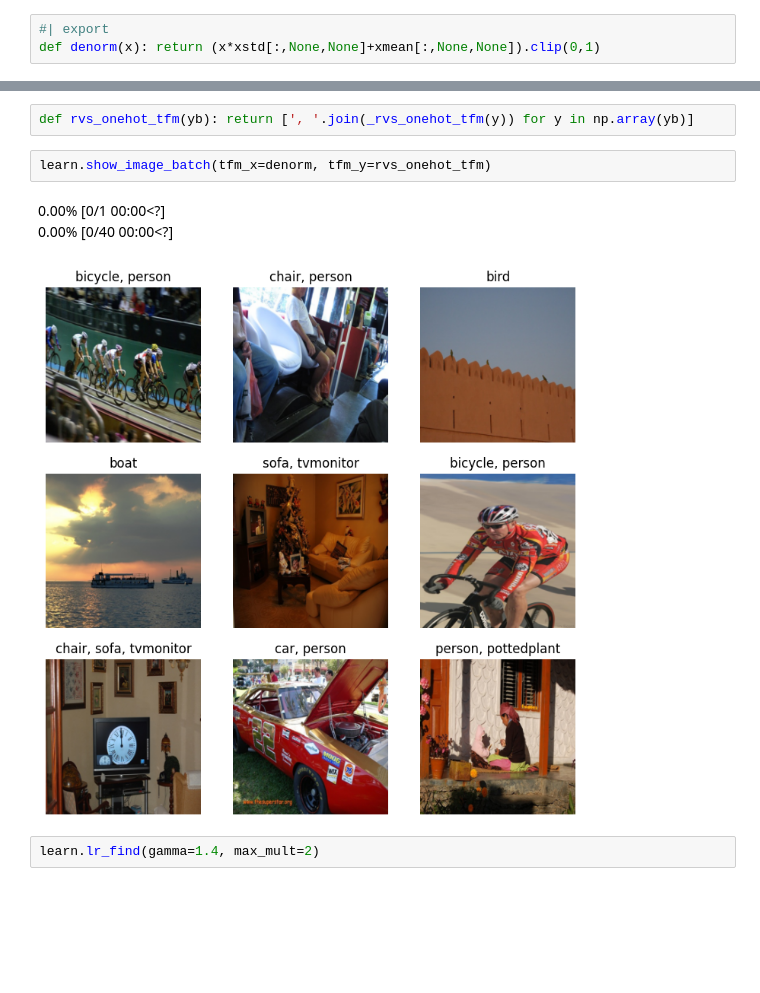
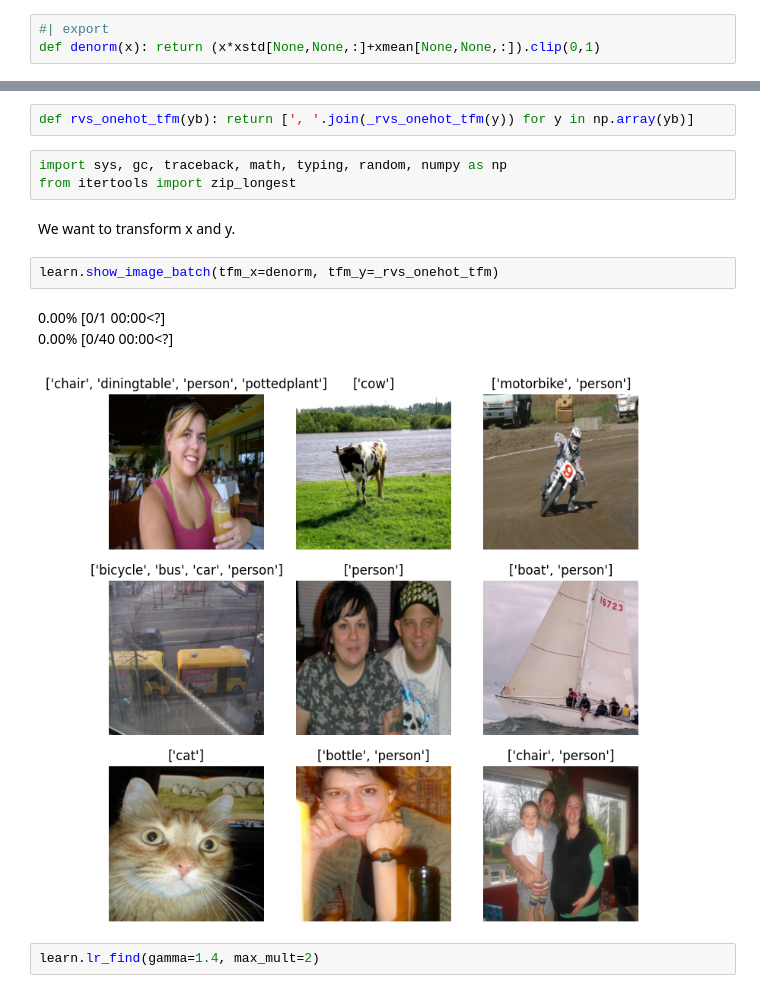
Before and after one commit to galopyz/pilus_project, a Jupyter notebook: nbs/51_pascal.ipynb, the cells around one changed output, grey strips where cells are left out. Cells and saved outputs as stored; diff of their text form; blank space fills up the shorter version.

Commit message:
Use tfm in show_image

```diff
--- a/nbs/51_pascal.ipynb
+++ b/nbs/51_pascal.ipynb
@@ -520,5 +520,5 @@ Denormalize image before display.
 xmean,xstd = (tensor([0.485, 0.456, 0.406]), tensor([0.229, 0.224, 0.225]))
 # %%
 #| export
-def denorm(x): return (x*xstd[:,None,None]+xmean[:,None,None]).clip(0,1)
+def denorm(x): return (x*xstd[None,None,:]+xmean[None,None,:]).clip(0,1)
 # %%
@@ -596,12 +577,17 @@ tensor([[0., 0., 0.,  ..., 0., 0., 0.],
 ['person', 'chair, person', 'bird', 'dog, person, sofa']
 # %%
 def rvs_onehot_tfm(yb): return [', '.join(_rvs_onehot_tfm(y)) for y in np.array(yb)]
+# %%
+import sys, gc, traceback, math, typing, random, numpy as np
+from itertools import zip_longest
+# %% [markdown]
+We want to transform x and y.
 # %%
-learn.show_image_batch(tfm_x=denorm, tfm_y=rvs_onehot_tfm)
+learn.show_image_batch(tfm_x=denorm, tfm_y=_rvs_onehot_tfm)
 # %% [output]
 0.00% [0/1 00:00<?]
 0.00% [0/40 00:00<?]
-[figure, old version]
+[figure, new version]
 # %%
 learn.lr_find(gamma=1.4, max_mult=2)
 # %% [output]
```
Also changed, not shown: parts of 4 cells of this notebook, 2 other files.
